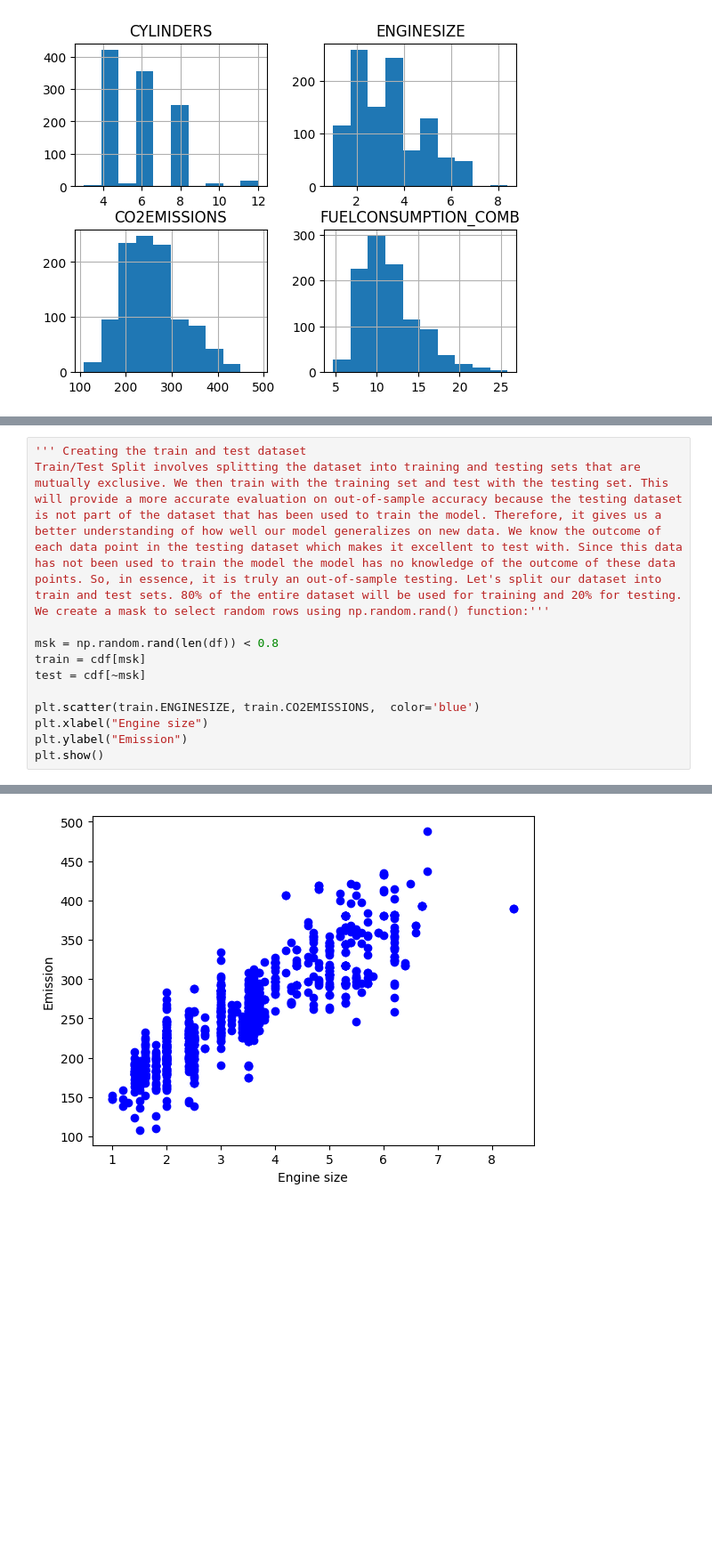
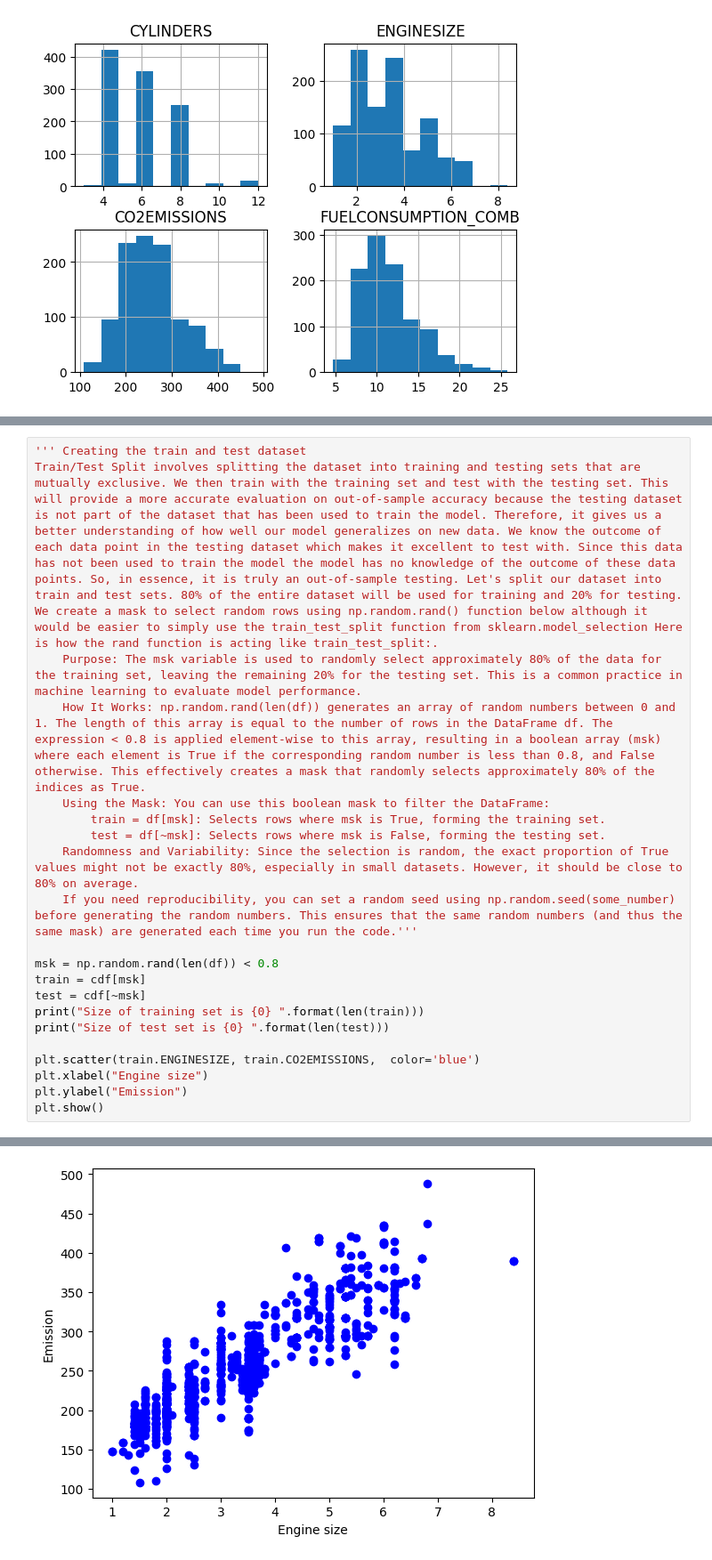
Before and after one commit to coldavidjbrady/mchnLearn, a Jupyter notebook: linearRegression.ipynb, the cells around one changed output, grey strips where cells are left out. Shown at 89% size. Cells and saved outputs as stored; diff of their text form; blank space fills up the shorter version.

```diff
--- a/linearRegression.ipynb
+++ b/linearRegression.ipynb
@@ -77,10 +73,19 @@ plt.show()
 # %%
 ''' Creating the train and test dataset
-Train/Test Split involves splitting the dataset into training and testing sets that are mutually exclusive. We then train with the training set and test with the testing set. This will provide a more accurate evaluation on out-of-sample accuracy because the testing dataset is not part of the dataset that has been used to train the model. Therefore, it gives us a better understanding of how well our model generalizes on new data. We know the outcome of each data point in the testing dataset which makes it excellent to test with. Since this data has not been used to train the model the model has no knowledge of the outcome of these data points. So, in essence, it is truly an out-of-sample testing. Let's split our dataset into train and test sets. 80% of the entire dataset will be used for training and 20% for testing. We create a mask to select random rows using np.random.rand() function:'''
+Train/Test Split involves splitting the dataset into training and testing sets that are mutually exclusive. We then train with the training set and test with the testing set. This will provide a more accurate evaluation on out-of-sample accuracy because the testing dataset is not part of the dataset that has been used to train the model. Therefore, it gives us a better understanding of how well our model generalizes on new data. We know the outcome of each data point in the testing dataset which makes it excellent to test with. Since this data has not been used to train the model the model has no knowledge of the outcome of these data points. So, in essence, it is truly an out-of-sample testing. Let's split our dataset into train and test sets. 80% of the entire dataset will be used for training and 20% for testing. We create a mask to select random rows using np.random.rand() function below although it would be easier to simply use the train_test_split function from sklearn.model_selection Here is how the rand function is acting like train_test_split:.
+    Purpose: The msk variable is used to randomly select approximately 80% of the data for the training set, leaving the remaining 20% for the testing set. This is a common practice in machine learning to evaluate model performance.
+    How It Works: np.random.rand(len(df)) generates an array of random numbers between 0 and 1. The length of this array is equal to the number of rows in the DataFrame df. The expression < 0.8 is applied element-wise to this array, resulting in a boolean array (msk) where each element is True if the corresponding random number is less than 0.8, and False otherwise. This effectively creates a mask that randomly selects approximately 80% of the indices as True.
+    Using the Mask: You can use this boolean mask to filter the DataFrame:
+        train = df[msk]: Selects rows where msk is True, forming the training set.
+        test = df[~msk]: Selects rows where msk is False, forming the testing set.
+    Randomness and Variability: Since the selection is random, the exact proportion of True values might not be exactly 80%, especially in small datasets. However, it should be close to 80% on average.
+    If you need reproducibility, you can set a random seed using np.random.seed(some_number) before generating the random numbers. This ensures that the same random numbers (and thus the same mask) are generated each time you run the code.'''
 
 msk = np.random.rand(len(df)) < 0.8
 train = cdf[msk]
 test = cdf[~msk]
+print("Size of training set is {0} ".format(len(train)))
+print("Size of test set is {0} ".format(len(test)))
 
 plt.scatter(train.ENGINESIZE, train.CO2EMISSIONS,  color='blue')
 plt.xlabel("Engine size")
@@ -90 +97 @@ plt.show()
-[figure, old version]
+[figure, new version]
```
Also changed, not shown: parts of 10 cells of this notebook, 7 other files.
